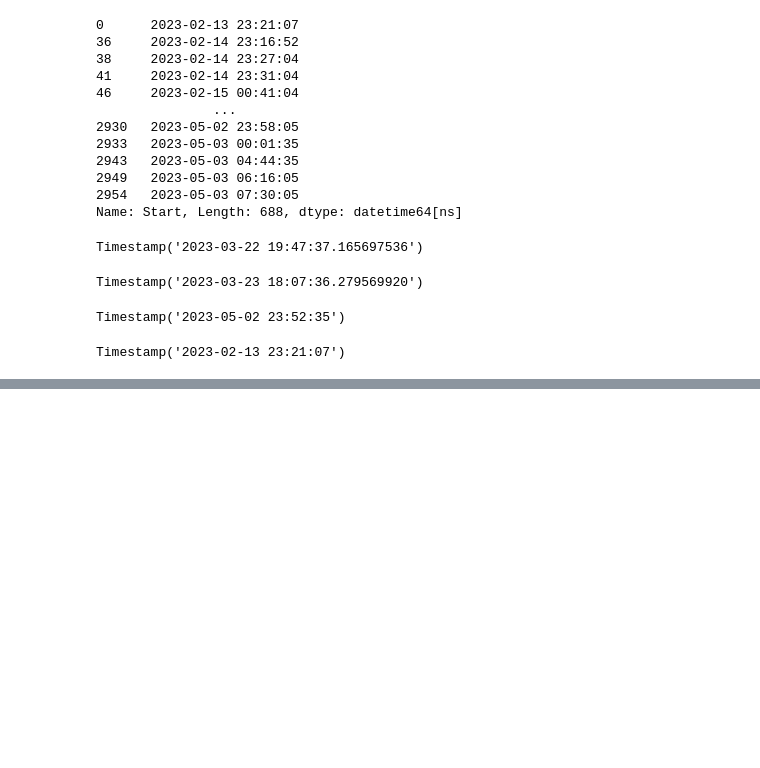
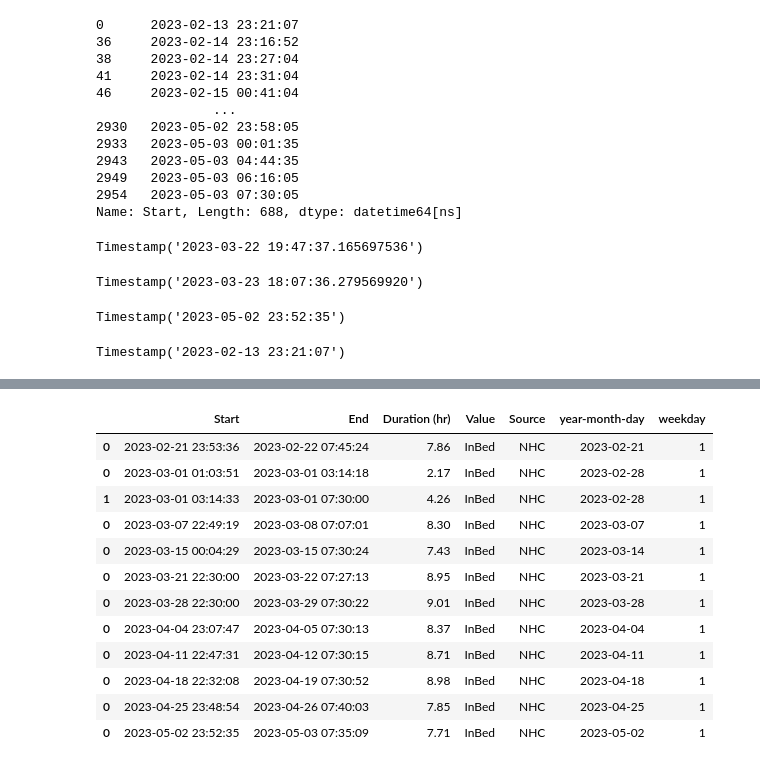
Before and after one commit to heejjj/Sleeping_Project, a Jupyter notebook: 0525.ipynb, the cells around one changed output, grey strips where cells are left out. Saved outputs shown, nothing was run; the diff lists cells and outputs as text; code cells hidden in the pictures; blank space fills up the shorter version.

```diff
--- a/0525.ipynb
+++ b/0525.ipynb
@@ -383,0 +328,4 @@ evg
+# %%
+NHC.NHC_dt = pd.to_datetime(NHC.Start)
+df = NHC.set_index('Start')
+df.info()
@@ -383,0 +579,8 @@ evg
+# %%
+## 해당 경로에 있는 .csv 파일명 리스트 가져오기
+
+import os
+
+path = '/content/drive/MyDrive/KDT_project/HACKATHON/new_edit2'
+file_list = os.listdir(path)
+file_list_py = [file for file in file_list if file.endswith('.csv')] ## 파일명 끝이 .csv인 경우
@@ -383,0 +591,15 @@ evg
+# %%
+# 폴더에 있는 파일 가져와서 데이터프레임으로 합치기
+data_concat = pd.DataFrame()
+
+for files in file_list_py:
+    df= pd.read_csv(files)
+    data_concat = pd.concat([data_concat, df])
+# %%
+Mon = data_concat[data_concat["weekday"]==0]
+Tue = data_concat[data_concat["weekday"]==1]
+Wed = data_concat[data_concat["weekday"]==2]
+Thur = data_concat[data_concat["weekday"]==3]
+Fri = data_concat[data_concat["weekday"]==4]
+Sat = data_concat[data_concat["weekday"]==5]
+Sun = data_concat[data_concat["weekday"]==6]
@@ -383,0 +626,16 @@ evg
+# %%
+Tue
+# %% [output]
+|  | Start | End | Duration (hr) | Value | Source | year-month-day | weekday |
+| 0 | 2023-02-21 23:53:36 | 2023-02-22 07:45:24 | 7.86 | InBed | NHC | 2023-02-21 | 1 |
+| 0 | 2023-03-01 01:03:51 | 2023-03-01 03:14:18 | 2.17 | InBed | NHC | 2023-02-28 | 1 |
+| 1 | 2023-03-01 03:14:33 | 2023-03-01 07:30:00 | 4.26 | InBed | NHC | 2023-02-28 | 1 |
+| 0 | 2023-03-07 22:49:19 | 2023-03-08 07:07:01 | 8.30 | InBed | NHC | 2023-03-07 | 1 |
+| 0 | 2023-03-15 00:04:29 | 2023-03-15 07:30:24 | 7.43 | InBed | NHC | 2023-03-14 | 1 |
+| 0 | 2023-03-21 22:30:00 | 2023-03-22 07:27:13 | 8.95 | InBed | NHC | 2023-03-21 | 1 |
+| 0 | 2023-03-28 22:30:00 | 2023-03-29 07:30:22 | 9.01 | InBed | NHC | 2023-03-28 | 1 |
+| 0 | 2023-04-04 23:07:47 | 2023-04-05 07:30:13 | 8.37 | InBed | NHC | 2023-04-04 | 1 |
+| 0 | 2023-04-11 22:47:31 | 2023-04-12 07:30:15 | 8.71 | InBed | NHC | 2023-04-11 | 1 |
+| 0 | 2023-04-18 22:32:08 | 2023-04-19 07:30:52 | 8.98 | InBed | NHC | 2023-04-18 | 1 |
+| 0 | 2023-04-25 23:48:54 | 2023-04-26 07:40:03 | 7.85 | InBed | NHC | 2023-04-25 | 1 |
+| 0 | 2023-05-02 23:52:35 | 2023-05-03 07:35:09 | 7.71 | InBed | NHC | 2023-05-02 | 1 |
```
Also changed, not shown: parts of 45 cells of this notebook.
